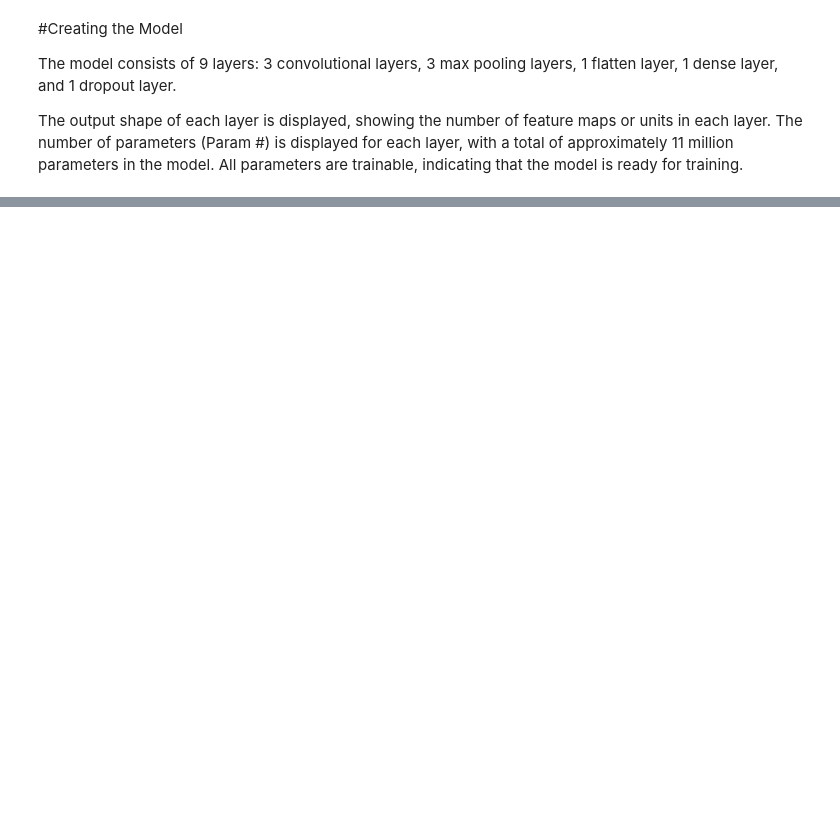
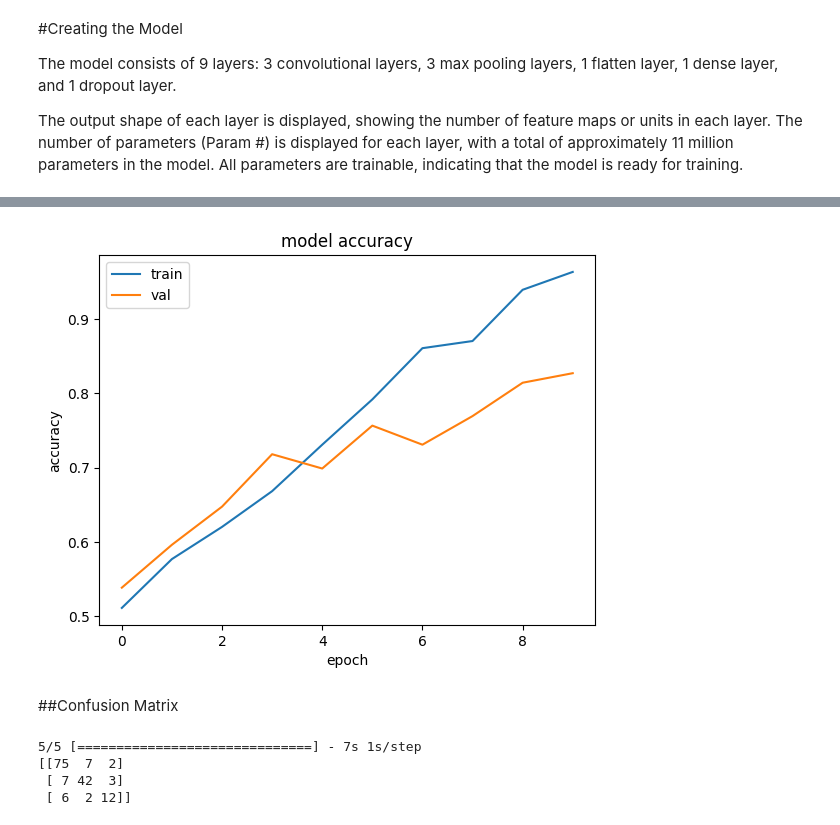
Before and after one commit to mirajjara/CSC-330-Fitness-Application, a Jupyter notebook: DeepLearningResearch.ipynb, the cells around one changed output, grey strips where cells are left out. Saved outputs shown, nothing was run; the diff lists cells and outputs as text; code cells hidden in the pictures; blank space fills up the shorter version.

```diff
--- a/DeepLearningResearch.ipynb
+++ b/DeepLearningResearch.ipynb
@@ -163,6 +162,7 @@ from sklearn.preprocessing import LabelEncoder
 le = LabelEncoder()
 
 images['target'] = le.fit_transform(images['target'])
+images['target'] = tf.keras.utils.to_categorical(images['target'])
 
 classes = le.classes_ # get the classes for each target
 print(f'the target classes are: {classes}')
@@ -171,6 +173,6 @@ print(f'the target classes are: {classes}')
 # %%
 from sklearn.model_selection import train_test_split
 
-x_train, x_test, y_train, y_test = train_test_split(images['image'], images['target'], test_size=.10)
+x_train, x_test, y_train, y_test = train_test_split(images['image'], images['target'], test_size=0.20)
 
 x_train.shape, x_test.shape, y_train.shape, y_test.shape
@@ -189,7 +193,7 @@ from tensorflow.keras import optimizers
 
 # Define the CNN model architecture
 model = keras.Sequential([
-    layers.Conv2D(32, (3, 3), activation='relu', input_shape=(224, 224, 3)),
+    layers.Conv2D(32, (3, 3), activation='relu', input_shape=(224, 224, 1)),
     layers.MaxPooling2D((2, 2)),
     layers.Conv2D(64, (3, 3), activation='relu'),
     layers.MaxPooling2D((2, 2)),
@@ -208,6 +212,13 @@ model.compile(
     metrics=['accuracy']
 )
 
-# Print the model summary
+# Create a new model with the same architecture as the original model
+incept_model = keras.models.Model(inputs = model.input, outputs = model.output)
+
+# Compile the new model
+incept_model.compile(loss = 'categorical_crossentropy', optimizer = optimizers.Adam(), metrics = ['accuracy'])
+
+# Print the model summaries
 model.summary()
+incept_model.summary()
 # %% [output]
@@ -229,2 +240,4 @@ Trainable params: 11169347 (42.61 MB)
 Non-trainable params: 0 (0.00 Byte)
 _________________________________________________________________
+# %%
+history = incept_model.fit(x_train, y_train, validation_data=(x_test, y_test), batch_size=32, epochs=10)
@@ -230,0 +270,30 @@ _________________________________________________________________
+# %%
+plt.plot(history.history['accuracy'])
+plt.plot(history.history['val_accuracy'])
+plt.title('model accuracy')
+plt.ylabel('accuracy')
+plt.xlabel('epoch')
+plt.legend(['train', 'val'], loc='upper left')
+plt.show()
+# %% [output]
+[figure, added]
+# %% [markdown]
+##Confusion Matrix
+# %%
+from sklearn.metrics import confusion_matrix
+import seaborn as sns
+import numpy as np
+
+predicted = []
+for item in incept_model.predict(x_test):
+    predicted.append(np.argmax(item))
+
+y_test_multiclass = np.argmax(y_test, axis=1)
+conf = confusion_matrix(y_test_multiclass, predicted)
+
+print(conf)
+# %% [output]
+5/5 [==============================] - 7s 1s/step
+[[75  7  2]
+ [ 7 42  3]
+ [ 6  2 12]]
```
Also changed, not shown: parts of 9 cells of this notebook.
